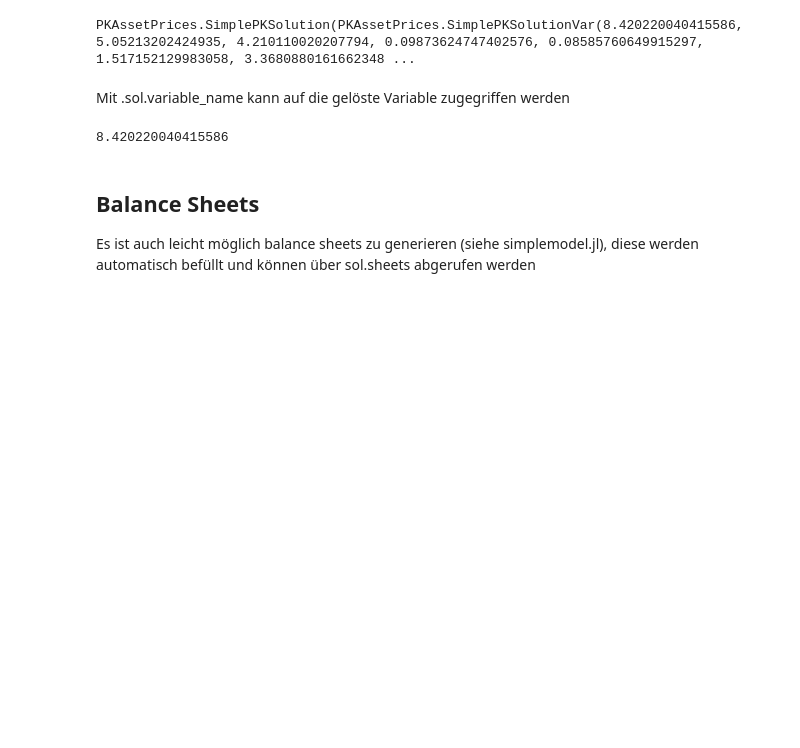
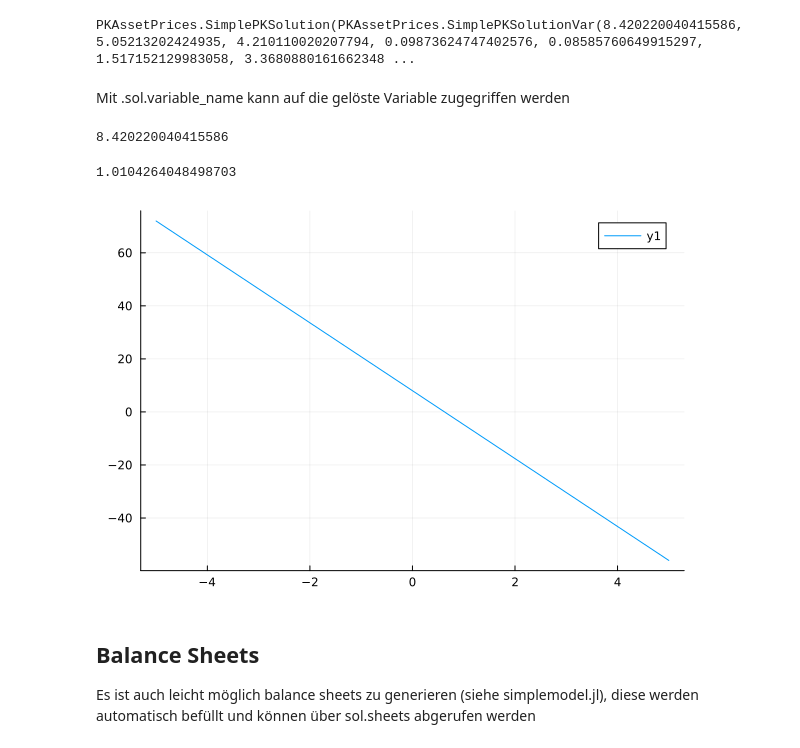
Before and after one commit to theplatters/PKAssetPrices, a Jupyter notebook: notebooks/testNB.ipynb, the cells around one changed output. Saved outputs shown, nothing was run; the diff lists cells and outputs as text; code cells hidden in the pictures; blank space fills up the shorter version.

```diff
--- a/notebooks/testNB.ipynb
+++ b/notebooks/testNB.ipynb
@@ -93,6 +101,14 @@ Mit .sol.variable_name kann auf die gelöste Variable zugegriffen werden
 sol.sol.Y
 # %% [output]
 8.420220040415586
+# %%
+sol.sheets[2].reserves
+# %% [output]
+1.0104264048498703
+# %%
+plot(x -> PKAssetPrices.IS(x,SimplePKParams()))
+# %% [output]
+[figure, added]
 # %% [markdown]
 ## Balance Sheets
 Es ist auch leicht möglich balance sheets zu generieren (siehe simplemodel.jl), diese werden automatisch befüllt und können über sol.sheets abgerufen werden
```
Also changed, not shown: parts of 4 cells of this notebook, 2 other files.
